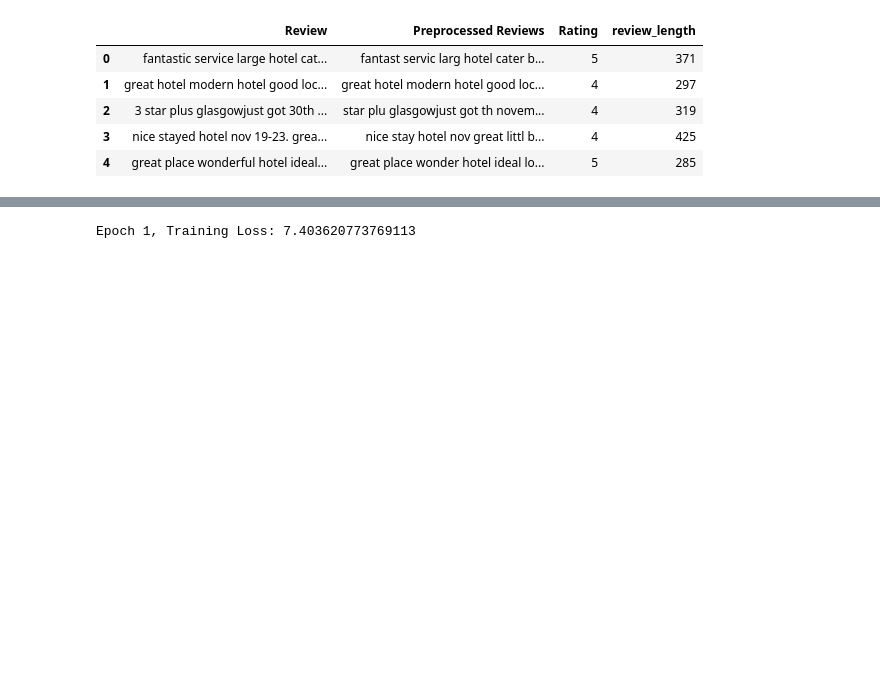
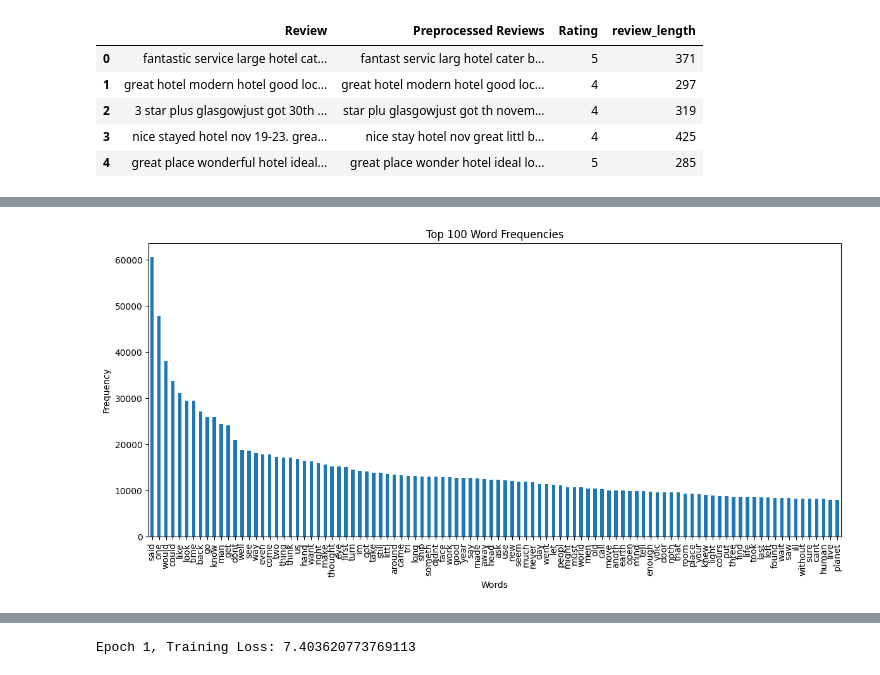
Before and after one commit to tusharmanekar/ml4nlp-1, a Jupyter notebook: ex02/ex02_wordembeddings.ipynb, the cells around one changed output, grey strips where cells are left out. Saved outputs shown, nothing was run; the diff lists cells and outputs as text; code cells hidden in the pictures; blank space fills up the shorter version.

```diff
--- a/ex02/ex02_wordembeddings.ipynb
+++ b/ex02/ex02_wordembeddings.ipynb
@@ -266,0 +281,2 @@ df_trip.head()
+# %%
+df_scifi["Preprocessed Text"] = df_scifi["text"].apply(preprocess_review)
@@ -266,0 +288,2 @@ df_trip.head()
+# %%
+df_scifi = df_scifi[['text', 'Preprocessed Text', 'text_length']]
@@ -266,0 +299,2 @@ df_trip.head()
+# %%
+word_common=pd.Series(' '.join(df_scifi['Preprocessed Text']).lower().split()).value_counts()[:100]
@@ -266,0 +305,12 @@ df_trip.head()
+# %%
+# Plotting the bar chart
+plt.figure(figsize=(12, 6))
+word_common.plot(kind='bar')
+plt.title('Top 100 Word Frequencies')
+plt.xlabel('Words')
+plt.ylabel('Frequency')
+plt.xticks(rotation=90)
+plt.tight_layout()
+plt.show()
+# %% [output]
+[figure, added]
```
Also changed, not shown: parts of 22 cells of this notebook.
